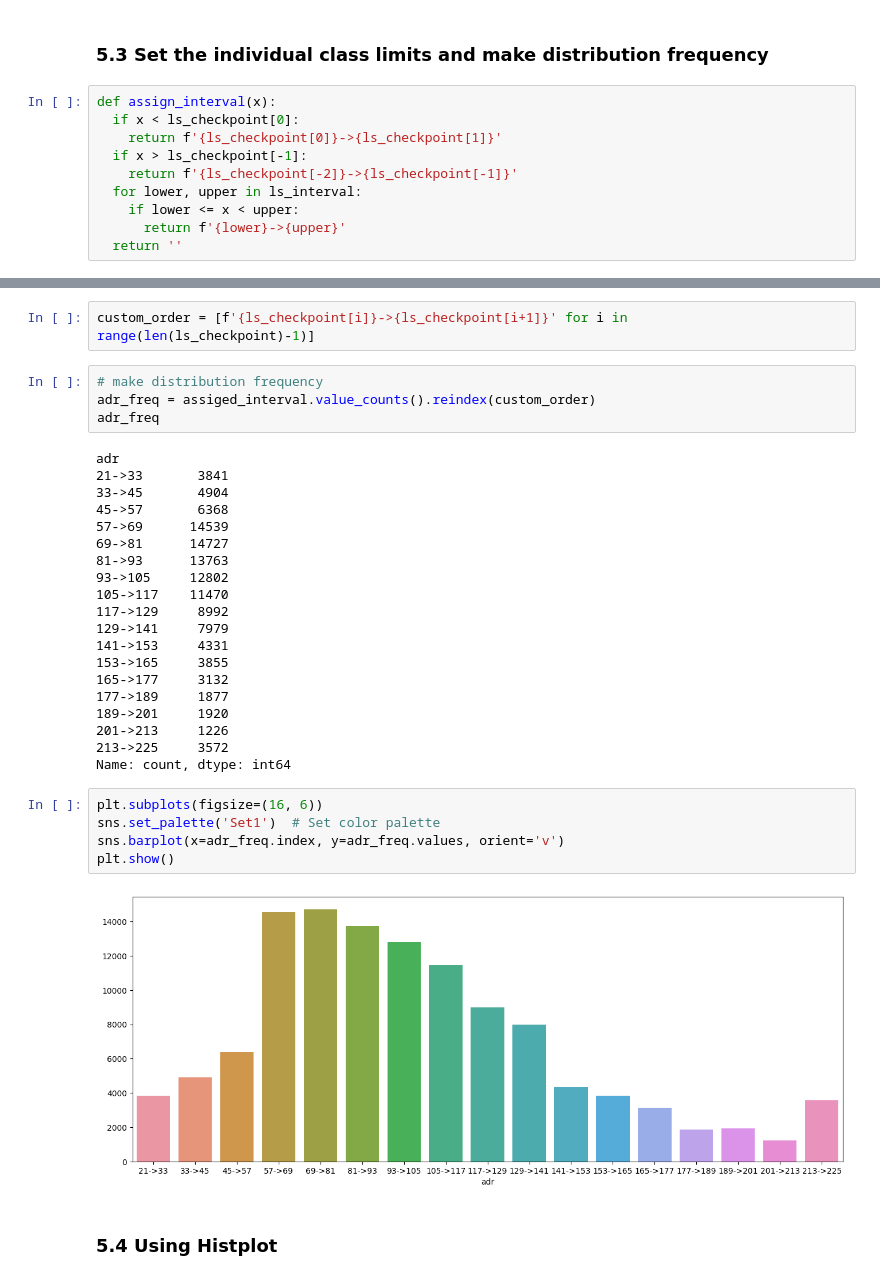
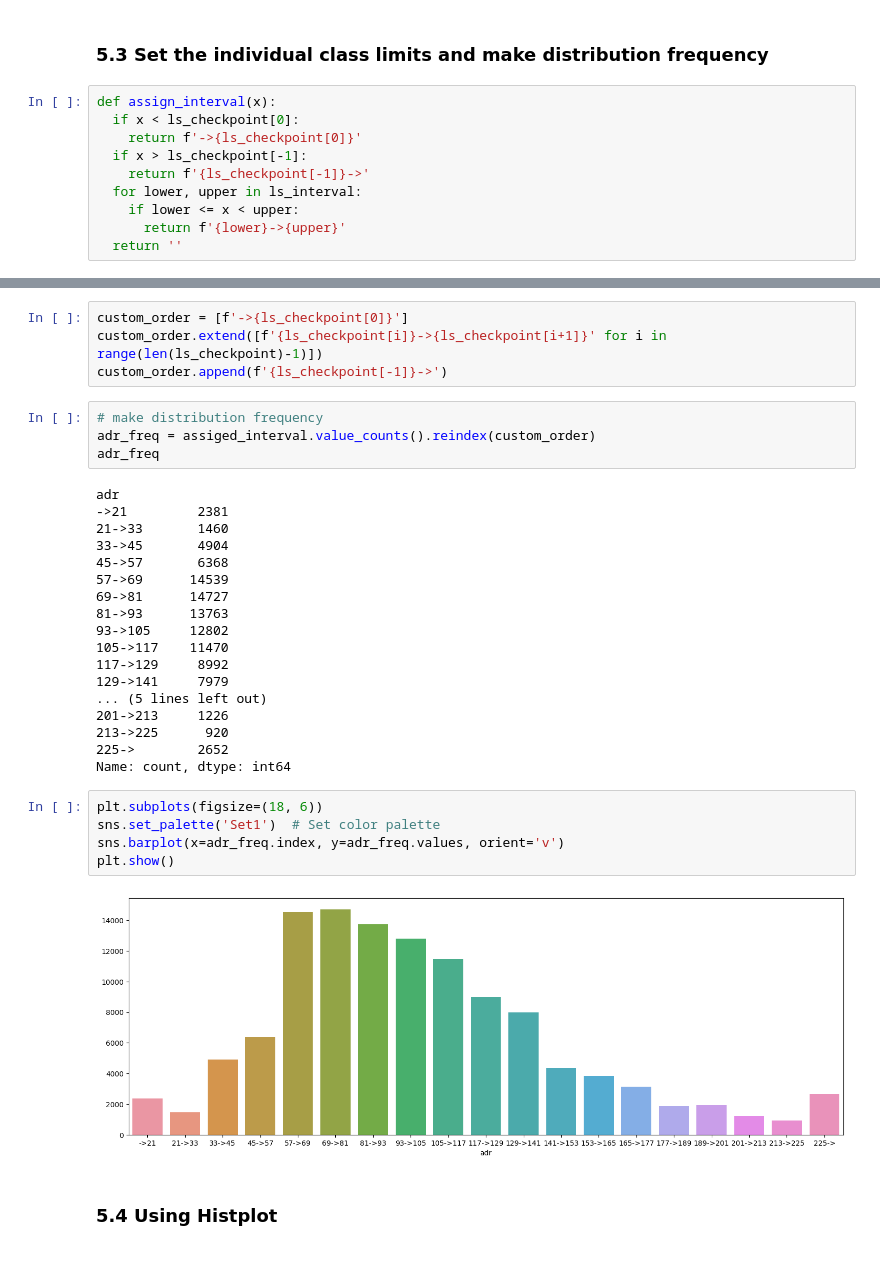
Before and after one commit to hoanshiro/business-statistics, a Jupyter notebook: lession_2_describing_data.ipynb, the cells around one changed output, grey strips where cells are left out. Saved outputs shown, nothing was run; the diff lists cells and outputs as text.

```diff
--- a/lession_2_describing_data.ipynb
+++ b/lession_2_describing_data.ipynb
@@ -163,9 +163,9 @@ array([ 21.    ,  34.0625,  47.125 ,  60.1875,  73.25  ,  86.3125,
 # %%
 def assign_interval(x):
   if x < ls_checkpoint[0]:
-    return f'{ls_checkpoint[0]}->{ls_checkpoint[1]}'
+    return f'->{ls_checkpoint[0]}'
   if x > ls_checkpoint[-1]:
-    return f'{ls_checkpoint[-2]}->{ls_checkpoint[-1]}'
+    return f'{ls_checkpoint[-1]}->'
   for lower, upper in ls_interval:
     if lower <= x < upper:
       return f'{lower}->{upper}'
@@ -187,14 +187,17 @@ assiged_interval
 119389    141->153
 Name: adr, Length: 119390, dtype: object
 # %%
-custom_order = [f'{ls_checkpoint[i]}->{ls_checkpoint[i+1]}' for i in range(len(ls_checkpoint)-1)]
+custom_order = [f'->{ls_checkpoint[0]}']
+custom_order.extend([f'{ls_checkpoint[i]}->{ls_checkpoint[i+1]}' for i in range(len(ls_checkpoint)-1)])
+custom_order.append(f'{ls_checkpoint[-1]}->')
 # %%
 # make distribution frequency
 adr_freq = assiged_interval.value_counts().reindex(custom_order)
 adr_freq
 # %% [output]
 adr
-21->33       3841
+->21         2381
+21->33       1460
 33->45       4904
 45->57       6368
 57->69      14539
@@ -204,21 +207,18 @@ adr
 105->117    11470
 117->129     8992
 129->141     7979
-141->153     4331
-153->165     3855
-165->177     3132
-177->189     1877
-189->201     1920
+... (5 lines left out)
 201->213     1226
-213->225     3572
+213->225      920
+225->        2652
 Name: count, dtype: int64
 # %%
-plt.subplots(figsize=(16, 6))
+plt.subplots(figsize=(18, 6))
 sns.set_palette('Set1')  # Set color palette
 sns.barplot(x=adr_freq.index, y=adr_freq.values, orient='v')
 plt.show()
 # %% [output]
-[figure, old version]
+[figure, new version]
 # %% [markdown]
 ### 5.4 Using Histplot
 # %%
```
Also changed, not shown: parts of 2 cells of this notebook, 1 other file.
